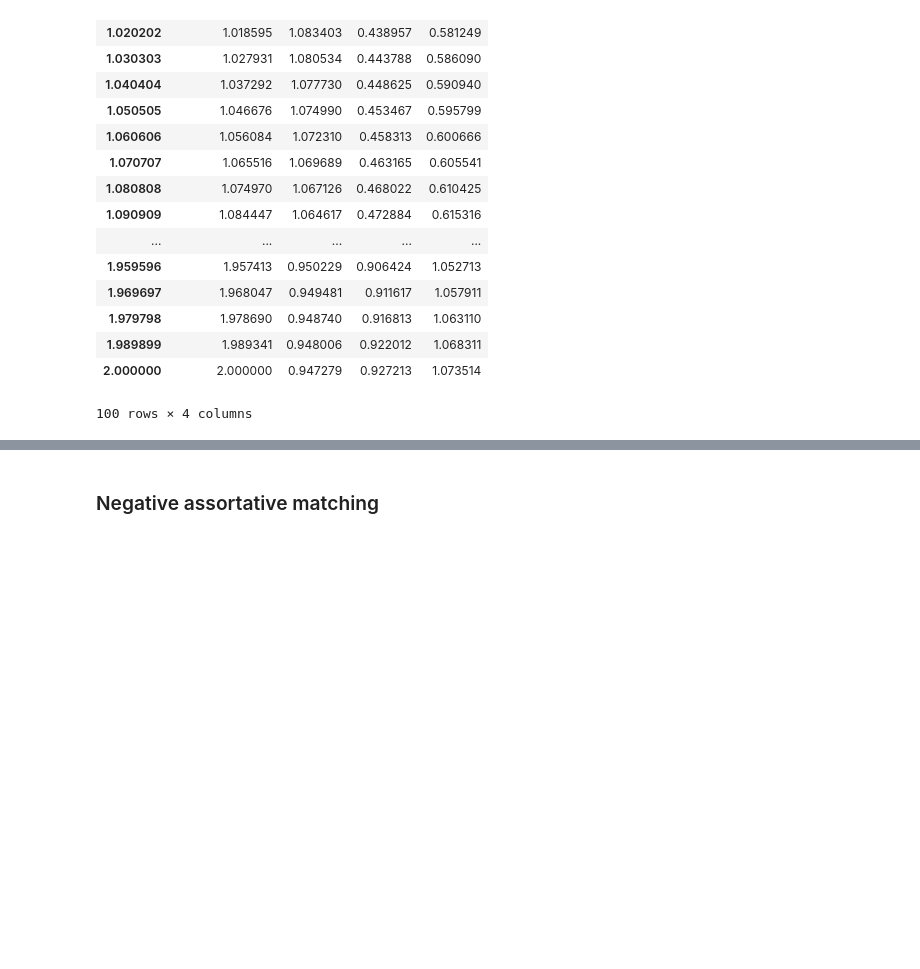
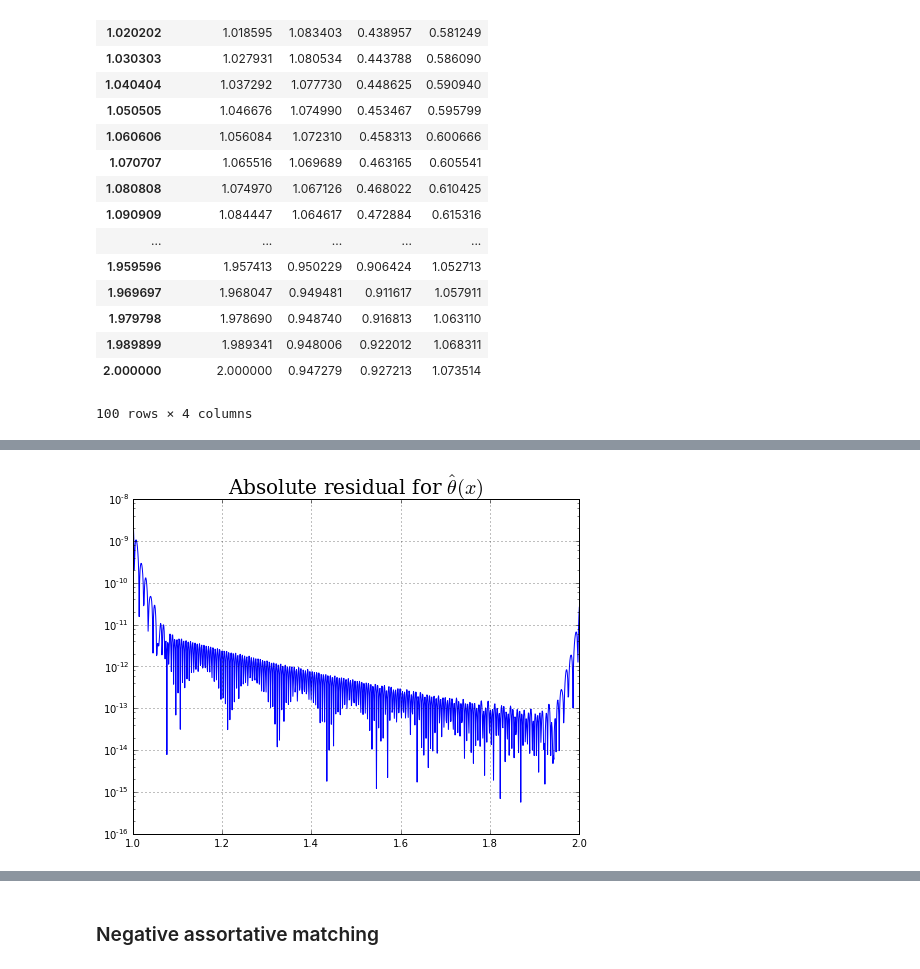
Before and after one commit to davidrpugh/assortative-matching-large-firms, a Jupyter notebook: examples.ipynb, the cells around one changed output, grey strips where cells are left out. Saved outputs shown, nothing was run; the diff lists cells and outputs as text; code cells hidden in the pictures; blank space fills up the shorter version.

```diff
--- a/examples.ipynb
+++ b/examples.ipynb
@@ -131,0 +140,6 @@ solver.solution
+# %%
+fig, ax = plt.subplots(1,1, figsize=(8,6))
+plot_residual_theta(ax, np.linspace(1, 2, 1000), deg=5)
+plt.show()
+# %% [output]
+[figure, added]
```
Also changed, not shown: parts of 5 cells of this notebook, 1 other file.
